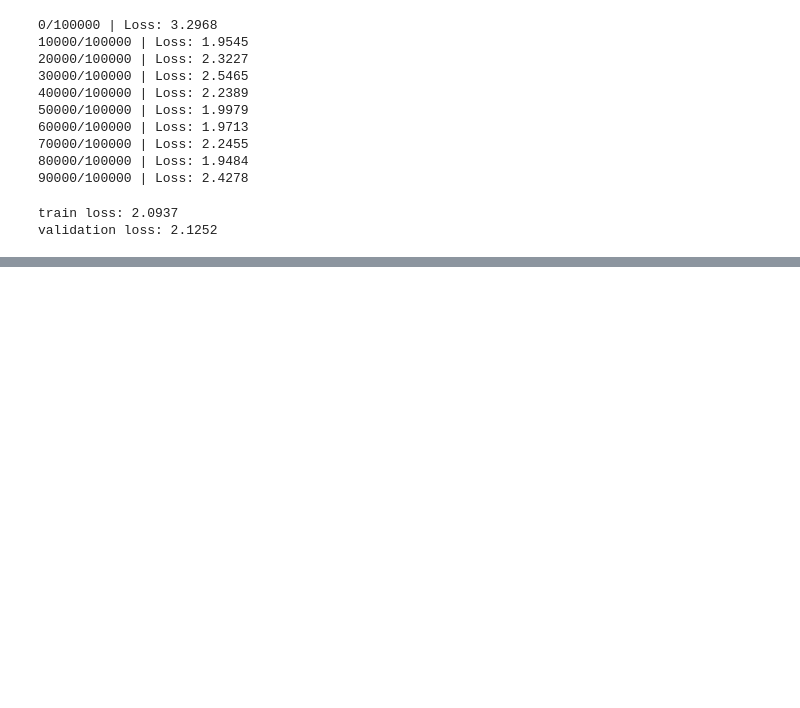
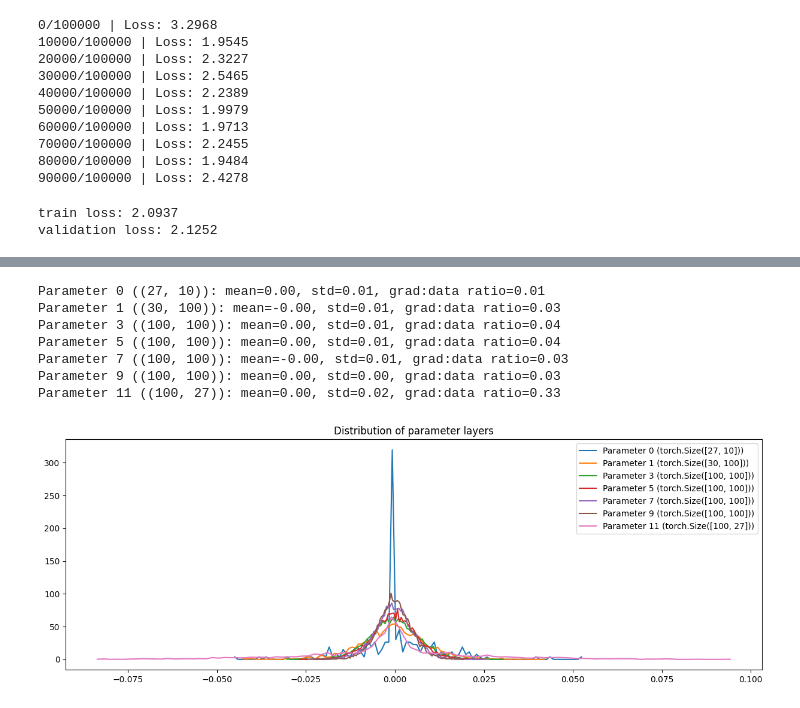
Before and after one commit to lakshyaag/neural-networks-karpathy, a Jupyter notebook: makemore/lec4.ipynb, the cells around one changed output, grey strips where cells are left out. Cells and saved outputs as stored; diff of their text form; code cells hidden in the pictures; blank space fills up the shorter version.

```diff
--- a/makemore/lec4.ipynb
+++ b/makemore/lec4.ipynb
@@ -969,0 +1183,29 @@ validation loss: 2.1252
+# %%
+# Visualize the parameters
+fig = plt.figure(figsize=(15, 5))
+legends = []
+
+for i, p in enumerate(parameters):
+    t = p.grad
+    if p.ndim == 2:
+        print(
+            f"Parameter {i} ({tuple(p.shape)}): mean={t.mean():.2f}, std={t.std():.2f}, grad:data ratio={t.std() / p.std():.2f}"
+        )
+
+        hy, hx = torch.histogram(t, density=True)
+
+        plt.plot(hx[:-1].detach(), hy.detach())
+        legends.append(f"Parameter {i} ({p.shape})")
+
+plt.legend(legends)
+plt.title("Distribution of parameter layers")
+plt.show()
+# %% [output]
+Parameter 0 ((27, 10)): mean=0.00, std=0.01, grad:data ratio=0.01
+Parameter 1 ((30, 100)): mean=-0.00, std=0.01, grad:data ratio=0.03
+Parameter 3 ((100, 100)): mean=0.00, std=0.01, grad:data ratio=0.04
+Parameter 5 ((100, 100)): mean=0.00, std=0.01, grad:data ratio=0.04
+Parameter 7 ((100, 100)): mean=-0.00, std=0.01, grad:data ratio=0.03
+Parameter 9 ((100, 100)): mean=0.00, std=0.00, grad:data ratio=0.03
+Parameter 11 ((100, 27)): mean=0.00, std=0.02, grad:data ratio=0.33
+[figure, added]
```
Also changed, not shown: parts of 17 cells of this notebook, 2 other files.
